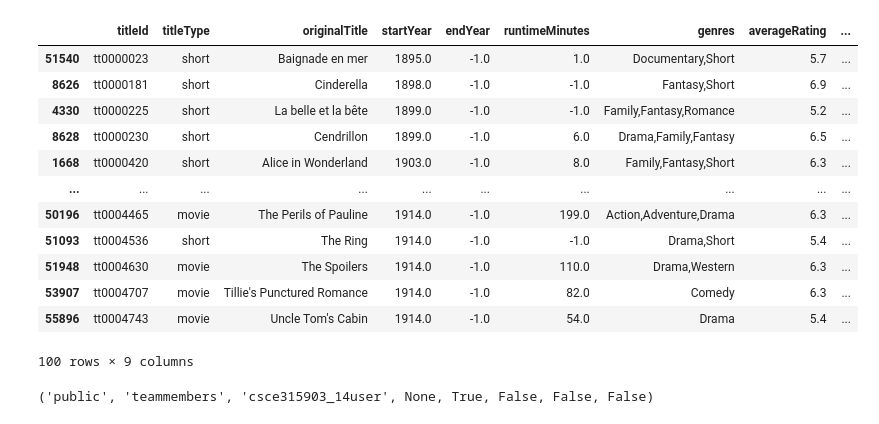
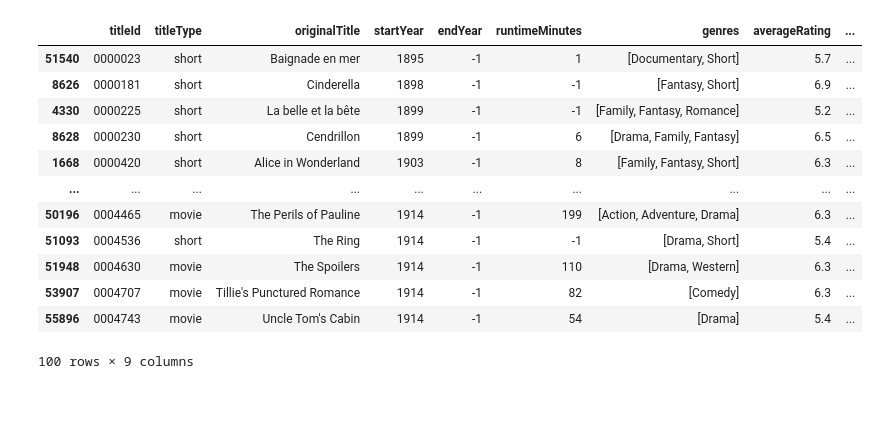
Before and after one commit to jakobevangelista/QueueUp1.0, a Jupyter notebook: clean-and-upload-script/Database Script.ipynb, the cells around one changed output. Drawn from its saved outputs; the diff is of its cells as text; code cells hidden in the pictures.

```diff
--- a/clean-and-upload-script/Database Script.ipynb
+++ b/clean-and-upload-script/Database Script.ipynb
@@ -20,6 +20,14 @@ crewCSV.sort_values(by='titleId', inplace=True)
 
 #Renaming this csv to something similar to Creators, has all directors and writers for a movie
 contentManagers = crewCSV.copy()
+# some reformatting goes on down here
+contentManagers['titleId'] = [i.split('tt')[1] for i in contentManagers['titleId']]
+for i in range(len(contentManagers['director-nameId'])):
+    if contentManagers['director-nameId'][i] != -1:
+        contentManagers['director-nameId'][i] = [j.split('nm')[1] for j in str(contentManagers['director-nameId'][i]).split(',')]
+for i in range(len(contentManagers['writer-nameId'])):
+    if contentManagers['writer-nameId'][i] != -1:
+        contentManagers['writer-nameId'][i] = [j.split('nm')[1] for j in str(contentManagers['writer-nameId'][i]).split(',')]
 contentManagers.head(100)
 # %% [output]
 |  | titleId | director-nameId | writer-nameId |
@@ -60,8 +68,10 @@ users = pd.DataFrame(columns=['userId', 'rating', 'date', 'titleId'])
 for i in userIdNumbers:
     distinctUser = usersDirty[usersDirty.userId == i]
     distinctRating = distinctUser['rating'].to_numpy()
+    distinctRating = [int(i) for i in distinctRating] # added this to cast all ratings to int
     distinctDate = distinctUser['date'].to_numpy()
     distinctTitle = distinctUser['titleId'].to_numpy()
+    distinctTitle = [i.split('tt')[1] for i in distinctTitle] # added this to get rid of tt in front of titleId
     toAdd = {'userId': i, 'rating': distinctRating, 'date': distinctDate, 'titleId': distinctTitle}
     users = users.append(toAdd, ignore_index=True)
 users.head(100)
@@ -147,34 +168,39 @@ castMembers.head(100)
 # %%
 #Reading and slighly cleaning the titles.csv
 #Holds information about the movies such as their names, ratings, and more
 titlesCSV = pd.read_csv('titles.csv', '\t')
 
 #Removing the first column (Unnamed) and removing year entirely
 titlesCSV = titlesCSV.drop('Unnamed: 0', axis=1)
 titlesCSV = titlesCSV.drop('Year', axis=1)
 
 #Removing the duplicate movies
 titlesCSV.drop_duplicates(subset=['titleId'], keep='first', inplace=True)
 
 #Replacing all the NaN values
 titlesCSV.fillna(-1, inplace=True)
 titlesCSV.sort_values(by='titleId', inplace=True)
 
-content = titlesCSV.head(100)
+content = titlesCSV.copy()
+content['titleId'] = [i.split('tt')[1] for i in content['titleId']]
+content['startYear'] = [int(i) for i in content['startYear']]
+content['endYear'] = [int(i) for i in content['endYear']]
+content['genres'] = [str(i).split(',') for i in content['genres']]
+content['runtimeMinutes'] = [int(i) for i in content['runtimeMinutes']]
 content.head(100)
 # %% [output]
 |  | titleId | titleType | originalTitle | startYear | endYear | runtimeMinutes | genres | averageRating | ... |
-| 51540 | tt0000023 | short | Baignade en mer | 1895.0 | -1.0 | 1.0 | Documentary,Short | 5.7 | ... |
-| 8626 | tt0000181 | short | Cinderella | 1898.0 | -1.0 | -1.0 | Fantasy,Short | 6.9 | ... |
-| 4330 | tt0000225 | short | La belle et la bête | 1899.0 | -1.0 | -1.0 | Family,Fantasy,Romance | 5.2 | ... |
-| 8628 | tt0000230 | short | Cendrillon | 1899.0 | -1.0 | 6.0 | Drama,Family,Fantasy | 6.5 | ... |
-| 1668 | tt0000420 | short | Alice in Wonderland | 1903.0 | -1.0 | 8.0 | Family,Fantasy,Short | 6.3 | ... |
+| 51540 | 0000023 | short | Baignade en mer | 1895 | -1 | 1 | [Documentary, Short] | 5.7 | ... |
+| 8626 | 0000181 | short | Cinderella | 1898 | -1 | -1 | [Fantasy, Short] | 6.9 | ... |
+| 4330 | 0000225 | short | La belle et la bête | 1899 | -1 | -1 | [Family, Fantasy, Romance] | 5.2 | ... |
+| 8628 | 0000230 | short | Cendrillon | 1899 | -1 | 6 | [Drama, Family, Fantasy] | 6.5 | ... |
+| 1668 | 0000420 | short | Alice in Wonderland | 1903 | -1 | 8 | [Family, Fantasy, Short] | 6.3 | ... |
 | ... | ... | ... | ... | ... | ... | ... | ... | ... | ... |
-| 50196 | tt0004465 | movie | The Perils of Pauline | 1914.0 | -1.0 | 199.0 | Action,Adventure,Drama | 6.3 | ... |
-| 51093 | tt0004536 | short | The Ring | 1914.0 | -1.0 | -1.0 | Drama,Short | 5.4 | ... |
-| 51948 | tt0004630 | movie | The Spoilers | 1914.0 | -1.0 | 110.0 | Drama,Western | 6.3 | ... |
-| 53907 | tt0004707 | movie | Tillie's Punctured Romance | 1914.0 | -1.0 | 82.0 | Comedy | 6.3 | ... |
-| 55896 | tt0004743 | movie | Uncle Tom's Cabin | 1914.0 | -1.0 | 54.0 | Drama | 5.4 | ... |
+| 50196 | 0004465 | movie | The Perils of Pauline | 1914 | -1 | 199 | [Action, Adventure, Drama] | 6.3 | ... |
+| 51093 | 0004536 | short | The Ring | 1914 | -1 | -1 | [Drama, Short] | 5.4 | ... |
+| 51948 | 0004630 | movie | The Spoilers | 1914 | -1 | 110 | [Drama, Western] | 6.3 | ... |
+| 53907 | 0004707 | movie | Tillie's Punctured Romance | 1914 | -1 | 82 | [Comedy] | 6.3 | ... |
+| 55896 | 0004743 | movie | Uncle Tom's Cabin | 1914 | -1 | 54 | [Drama] | 5.4 | ... |
 100 rows × 9 columns
 # %%
 # import our database adapter, must pip install this package
@@ -207,15 +292,15 @@ else:
 # %%
+# I use this connection to commit table creation changes
 conn = None
 try:
     conn = psycopg2.connect(**db)
     cursor = conn.cursor()
-    cursor.execute("SELECT * FROM pg_catalog.pg_tables;")
-    print(cursor.fetchone())
+    # for command in tableCreationCommands:
+    #     cursor.execute(command)
     cursor.close()
+    conn.commit()
 except (psycopg2.DatabaseError) as err:
     print(err)
 finally:
     if conn is not None:
         conn.close()
-# %% [output]
-('public', 'teammembers', 'csce315903_14user', None, True, False, False, False)
```
Also changed, not shown: parts of 7 cells of this notebook.
